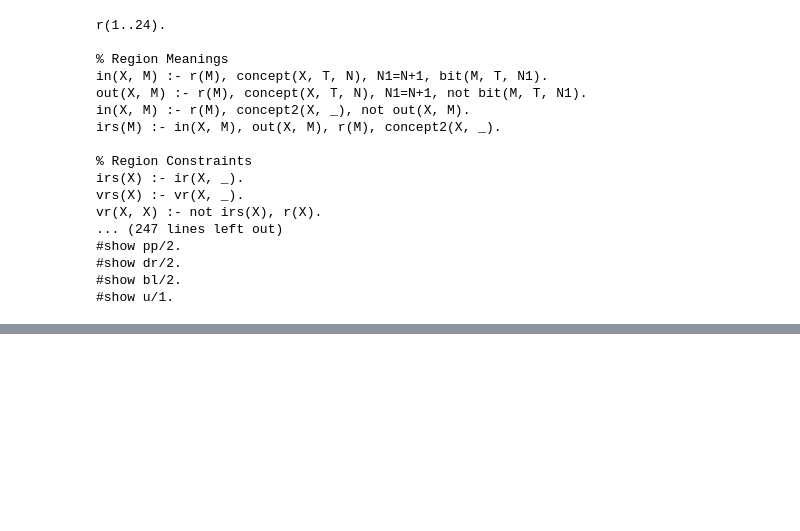
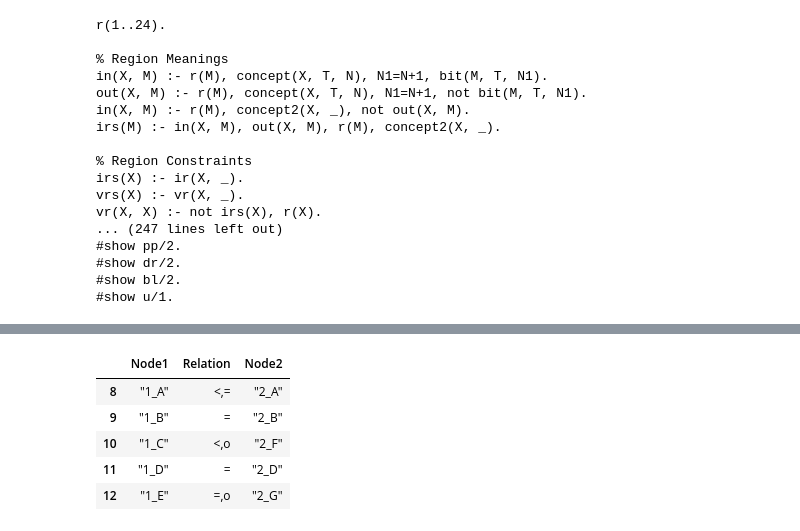
Before and after one commit to idaks/LeanEuler, a Jupyter notebook: lean_euler.ipynb, the cells around one changed output, grey strips where cells are left out. Saved outputs shown, nothing was run; the diff lists cells and outputs as text; code cells hidden in the pictures; blank space fills up the shorter version.

```diff
--- a/lean_euler.ipynb
+++ b/lean_euler.ipynb
@@ -43,0 +106,9 @@ with open('scscsd.lp4', 'w') as f:
+# %%
+t1[t1['Relation'] != 'parent']
+# %% [output]
+|  | Node1 | Relation | Node2 |
+| 8 | "1_A" | <,= | "2_A" |
+| 9 | "1_B" | = | "2_B" |
+| 10 | "1_C" | <,o | "2_F" |
+| 11 | "1_D" | = | "2_D" |
+| 12 | "1_E" | =,o | "2_G" |
```
Also changed, not shown: parts of 16 cells of this notebook, 2 other files.
